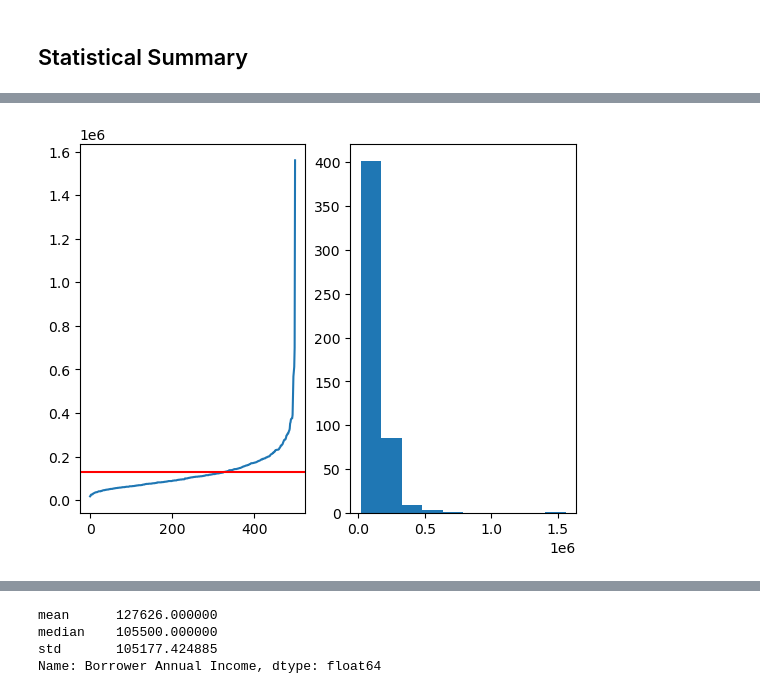
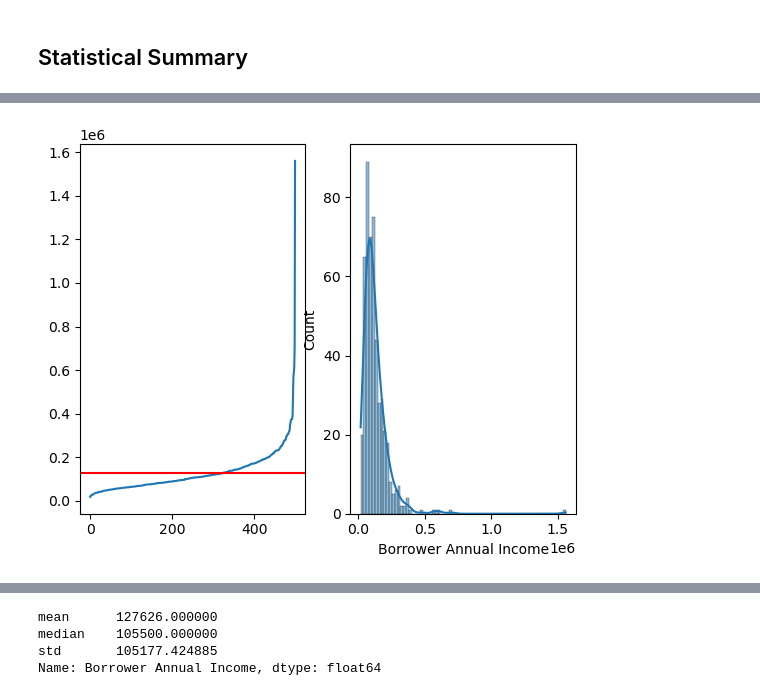
Before and after one commit to KunalNeon/CommBank, a Jupyter notebook: dataSet.ipynb, the cells around one changed output, grey strips where cells are left out. Drawn from its saved outputs; the diff is of its cells as text; code cells hidden in the pictures.

```diff
--- a/dataSet.ipynb
+++ b/dataSet.ipynb
@@ -72,9 +72,11 @@ newDataSet[:5]
 # %%
 import matplotlib.pyplot as myplot
 fig,axes=myplot.subplots(1,2)
 axes[0].plot(newDataSet["Borrower Annual Income"].values)
 axes[0].axhline(y= mean, color='red')
-axes[1].hist(newDataSet["Borrower Annual Income"].values)
+#axes[1].hist(newDataSet["Borrower Annual Income"].values, bins='auto')
+sns.histplot(newDataSet["Borrower Annual Income"],kde=True, bins='auto', ax=axes[1])
+#newDataSet["Borrower Annual Income"].plot(kind='hist')
 myplot.show()
 # %% [output]
-[figure, old version]
+[figure, new version]
```
Also changed, not shown: parts of 3 cells of this notebook.
